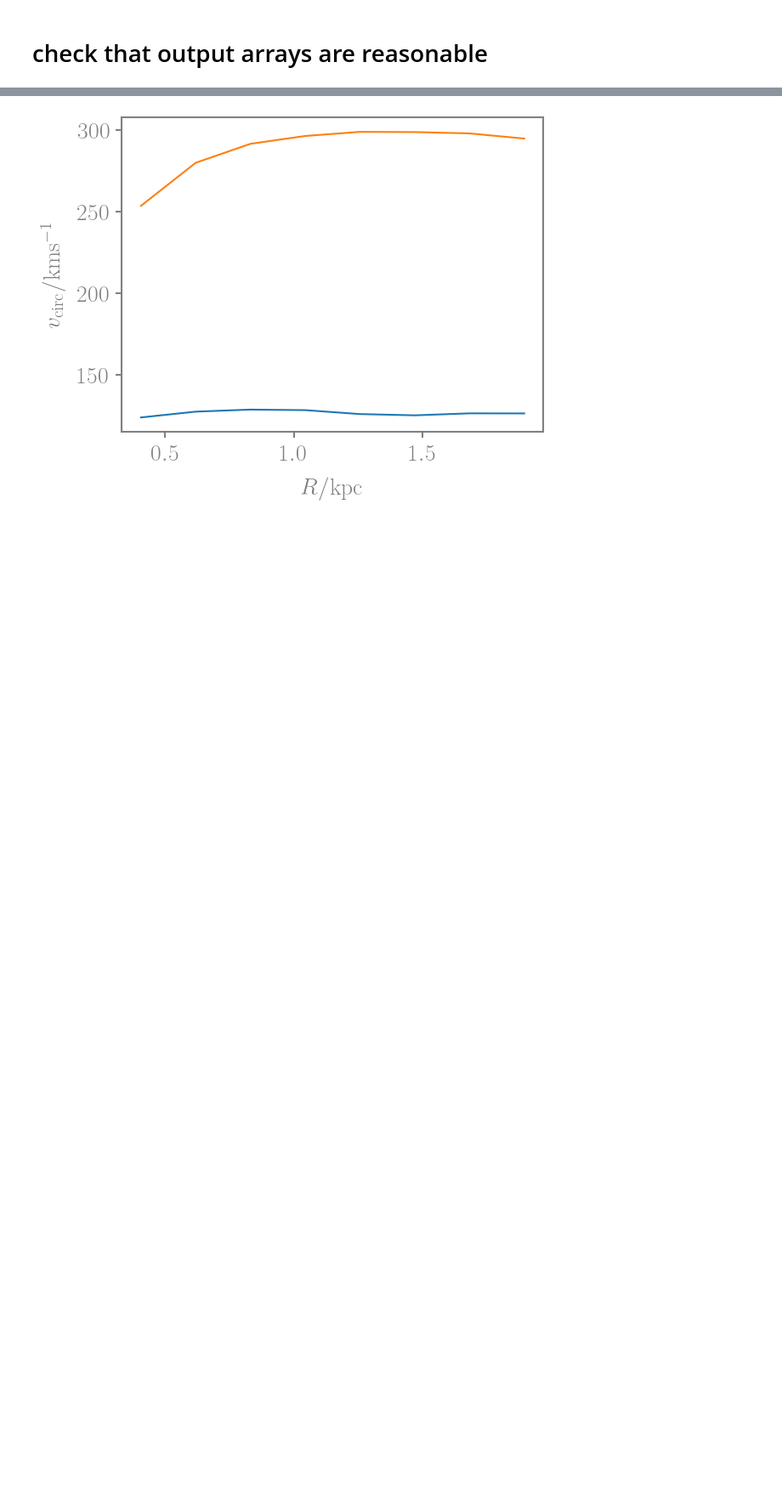
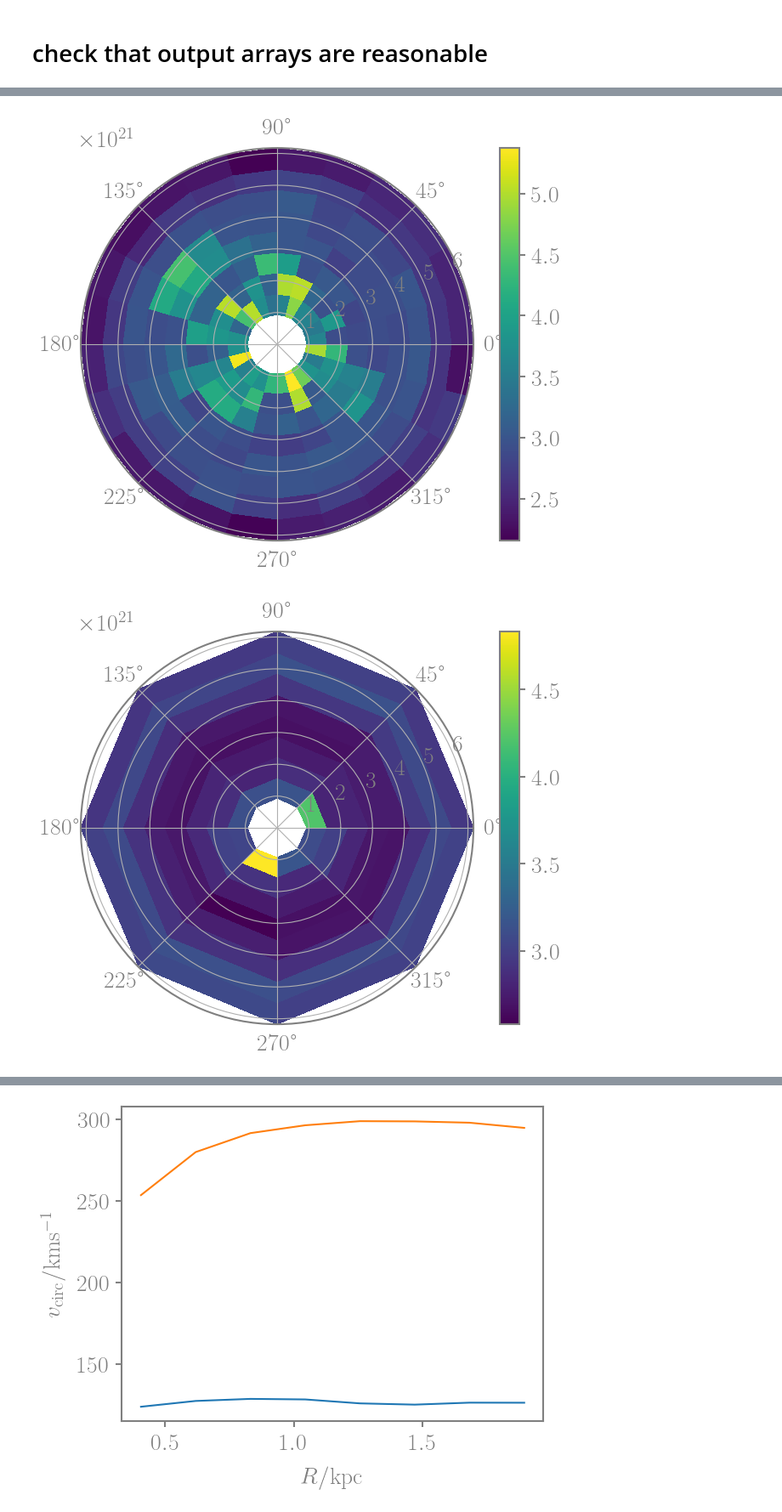
Before and after one commit to sjeffreson/GalactISM-analysis-PRFM, a Jupyter notebook: Check_PRFMData.ipynb, the cells around one changed output, grey strips where cells are left out. Shown at 85% size. Drawn from its saved outputs; the diff is of its cells as text; code cells hidden in the pictures; blank space fills up the shorter version.

```diff
--- a/Check_PRFMData.ipynb
+++ b/Check_PRFMData.ipynb
@@ -208,3 +187,21 @@ plt.show()
+# %%
+Ptherm_vlM = ETG_vlM_rot.get_gas_midplane_thermpress_Rphi()
+Ptherm_medM = ETG_medM_rot.get_gas_midplane_thermpress_Rphi()
+# %%
+plt.figure(figsize=(8, 6))
+plt.subplot(111, polar=True)  # Set polar projection
+plt.pcolormesh(ETG_vlM_rot.phibin_centers, ETG_vlM_rot.Rbin_centers, np.log10(Ptherm_vlM), cmap='viridis', shading='auto')
+plt.colorbar()
+plt.show()
+
+plt.figure(figsize=(8, 6))
+plt.subplot(111, polar=True)  # Set polar projection
+plt.pcolormesh(ETG_medM_rot.phibin_centers, ETG_medM_rot.Rbin_centers, np.log10(Ptherm_medM), cmap='viridis', shading='auto')
+plt.colorbar()
+plt.show()
+# %% [output]
+[figure, added]
+[figure, added]
 # %%
 Pturb_vlM = ETG_vlM_rot.get_gas_midplane_turbpress_Rphi()
 Pturb_medM = ETG_medM_rot.get_gas_midplane_turbpress_Rphi()
```
Also changed, not shown: parts of 14 cells of this notebook, 6 other files.
